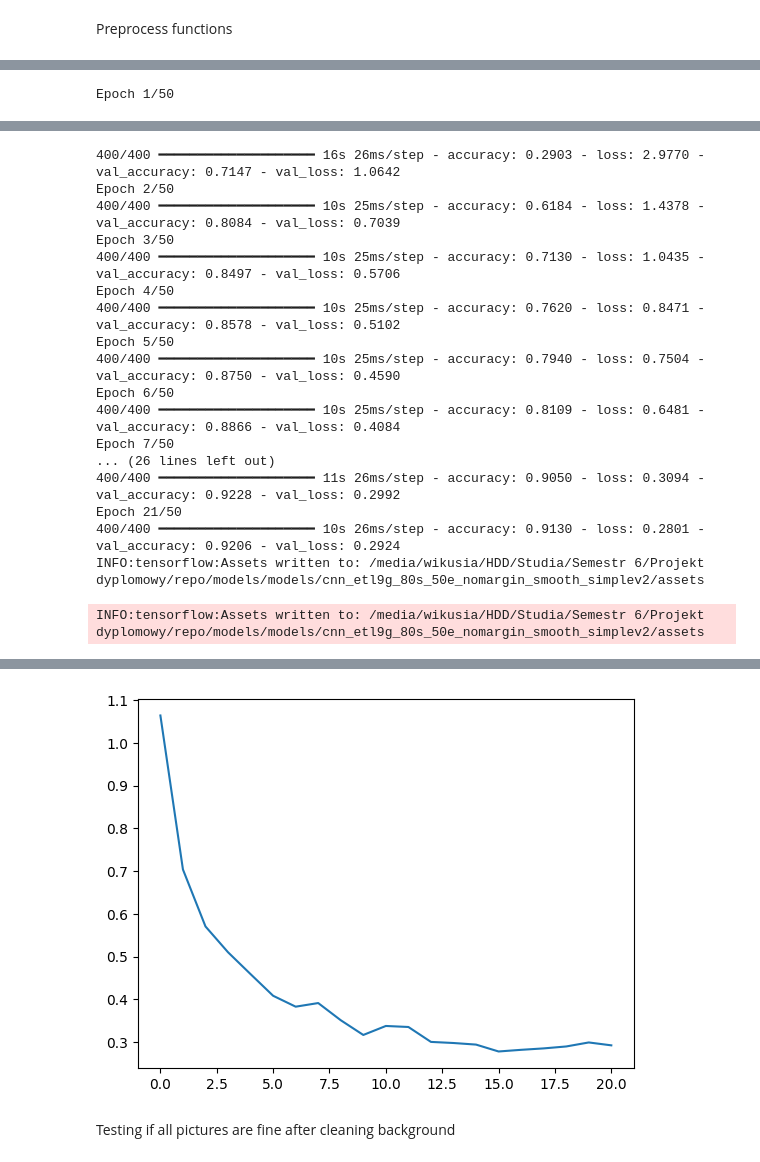
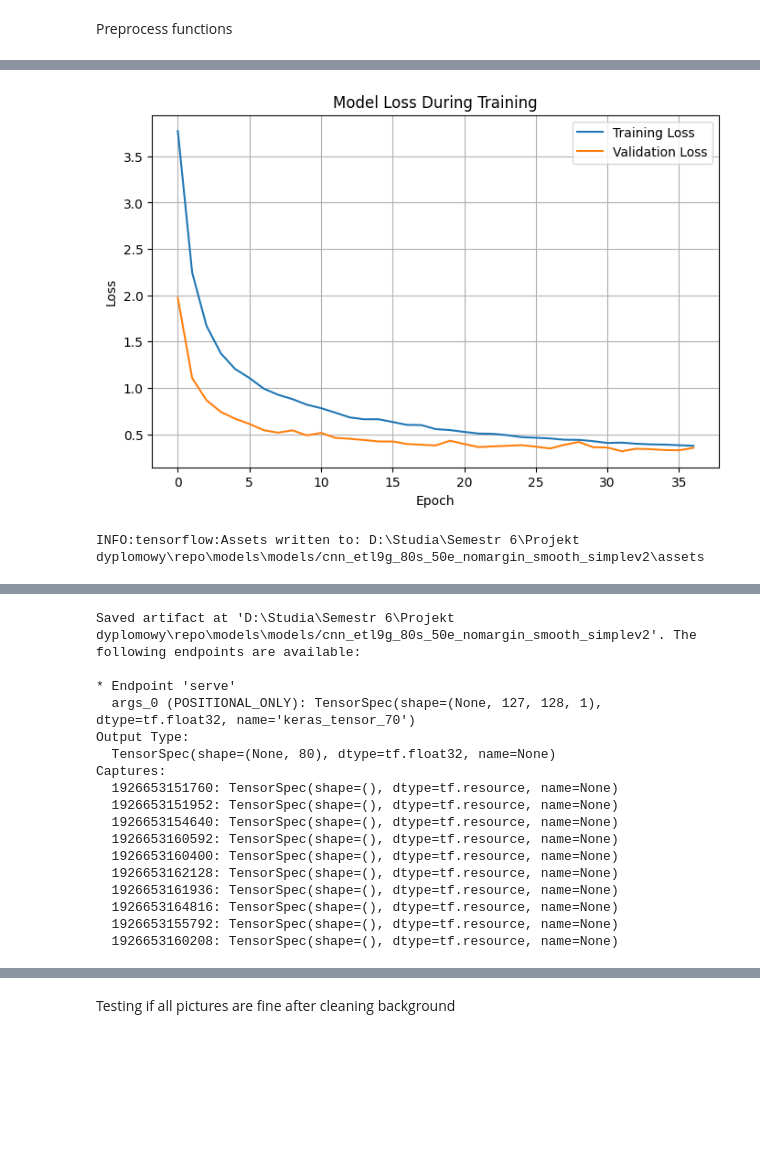
Before and after one commit to jeleniew/kanaji, a Jupyter notebook: model_builder/models_creator.ipynb, the cells around one changed output, grey strips where cells are left out. Cells and saved outputs as stored; diff of their text form; code cells hidden in the pictures; blank space fills up the shorter version.

```diff
--- a/model_builder/models_creator.ipynb
+++ b/model_builder/models_creator.ipynb
@@ -778,9 +770,30 @@ def save_model(model: tf.keras.Model, path: str):
         f.write(tflite_model)
 
 
+# if __name__ == "__main__":
+#     records = read_etl9g_all_records()
+#     images_train, images_test, labels_train, labels_test = split_data(records)
+
+#     model = create_cnn(with_augmentation=True)
+
+#     history = model.fit(
+#         images_train, labels_train,
+#         validation_data=(images_test, labels_test),
+#         epochs=50,
+#         shuffle=True,
+#         callbacks=[early_stop]
+#     )
+#     plt.plot(history.history['val_loss'])
+
+#     model_no_augmentation = create_cnn(with_augmentation=False)
+#     model_no_augmentation.set_weights(model.get_weights())
+#     save_model(model_no_augmentation, f"{OUTPUT_PATH}/cnn_etl9g_{len(selected_jis)}s_50e_nomargin_smooth_simplev2")
 if __name__ == "__main__":
     records = read_etl9g_all_records()
     images_train, images_test, labels_train, labels_test = split_data(records)
+
+    images_train = images_train.astype(np.float32) / 255.0
+    images_test = images_test.astype(np.float32) / 255.0
 
     model = create_cnn(with_augmentation=True)
 
@@ -791,7 +804,16 @@ if __name__ == "__main__":
         shuffle=True,
         callbacks=[early_stop]
     )
-    plt.plot(history.history['val_loss'])
+
+    plt.figure(figsize=(8,5))
+    plt.plot(history.history['loss'], label='Training Loss')
+    plt.plot(history.history['val_loss'], label='Validation Loss')
+    plt.title('Model Loss During Training')
+    plt.xlabel('Epoch')
+    plt.ylabel('Loss')
+    plt.legend()
+    plt.grid(True)
+    plt.show()
 
     model_no_augmentation = create_cnn(with_augmentation=False)
     model_no_augmentation.set_weights(model.get_weights())
@@ -802 +839,2 @@ I0000 00:00:1768177526.286279   28490 gpu_device.cc:2020] Created device /job:lo
+[figure, new version]
-Epoch 1/50
+INFO:tensorflow:Assets written to: D:\Studia\Semestr 6\Projekt dyplomowy\repo\models\models/cnn_etl9g_80s_50e_nomargin_smooth_simplev2\assets
@@ -804,18 +842,17 @@ Epoch 1/50
-400/400 ━━━━━━━━━━━━━━━━━━━━ 16s 26ms/step - accuracy: 0.2903 - loss: 2.9770 - val_accuracy: 0.7147 - val_loss: 1.0642
-Epoch 2/50
-400/400 ━━━━━━━━━━━━━━━━━━━━ 10s 25ms/step - accuracy: 0.6184 - loss: 1.4378 - val_accuracy: 0.8084 - val_loss: 0.7039
-Epoch 3/50
-400/400 ━━━━━━━━━━━━━━━━━━━━ 10s 25ms/step - accuracy: 0.7130 - loss: 1.0435 - val_accuracy: 0.8497 - val_loss: 0.5706
-Epoch 4/50
-400/400 ━━━━━━━━━━━━━━━━━━━━ 10s 25ms/step - accuracy: 0.7620 - loss: 0.8471 - val_accuracy: 0.8578 - val_loss: 0.5102
-Epoch 5/50
-400/400 ━━━━━━━━━━━━━━━━━━━━ 10s 25ms/step - accuracy: 0.7940 - loss: 0.7504 - val_accuracy: 0.8750 - val_loss: 0.4590
-Epoch 6/50
-400/400 ━━━━━━━━━━━━━━━━━━━━ 10s 25ms/step - accuracy: 0.8109 - loss: 0.6481 - val_accuracy: 0.8866 - val_loss: 0.4084
-Epoch 7/50
-... (26 lines left out)
-400/400 ━━━━━━━━━━━━━━━━━━━━ 11s 26ms/step - accuracy: 0.9050 - loss: 0.3094 - val_accuracy: 0.9228 - val_loss: 0.2992
-Epoch 21/50
-400/400 ━━━━━━━━━━━━━━━━━━━━ 10s 26ms/step - accuracy: 0.9130 - loss: 0.2801 - val_accuracy: 0.9206 - val_loss: 0.2924
-INFO:tensorflow:Assets written to: /media/wikusia/HDD/Studia/Semestr 6/Projekt dyplomowy/repo/models/models/cnn_etl9g_80s_50e_nomargin_smooth_simplev2/assets
+Saved artifact at 'D:\Studia\Semestr 6\Projekt dyplomowy\repo\models\models/cnn_etl9g_80s_50e_nomargin_smooth_simplev2'. The following endpoints are available:
+
+* Endpoint 'serve'
+  args_0 (POSITIONAL_ONLY): TensorSpec(shape=(None, 127, 128, 1), dtype=tf.float32, name='keras_tensor_70')
+Output Type:
+  TensorSpec(shape=(None, 80), dtype=tf.float32, name=None)
+Captures:
+  1926653151760: TensorSpec(shape=(), dtype=tf.resource, name=None)
+  1926653151952: TensorSpec(shape=(), dtype=tf.resource, name=None)
+  1926653154640: TensorSpec(shape=(), dtype=tf.resource, name=None)
+  1926653160592: TensorSpec(shape=(), dtype=tf.resource, name=None)
+  1926653160400: TensorSpec(shape=(), dtype=tf.resource, name=None)
+  1926653162128: TensorSpec(shape=(), dtype=tf.resource, name=None)
+  1926653161936: TensorSpec(shape=(), dtype=tf.resource, name=None)
+  1926653164816: TensorSpec(shape=(), dtype=tf.resource, name=None)
+  1926653155792: TensorSpec(shape=(), dtype=tf.resource, name=None)
+  1926653160208: TensorSpec(shape=(), dtype=tf.resource, name=None)
-INFO:tensorflow:Assets written to: /media/wikusia/HDD/Studia/Semestr 6/Projekt dyplomowy/repo/models/models/cnn_etl9g_80s_50e_nomargin_smooth_simplev2/assets
@@ -849,4 +859,3 @@ I0000 00:00:1768177793.810714   28490 mlir_graph_optimization_pass.cc:437] MLIR
-[figure, old version]
 # %% [markdown]
 Testing if all pictures are fine after cleaning background
 # %%
```
Also changed, not shown: parts of 2 cells of this notebook, 9 other files.
